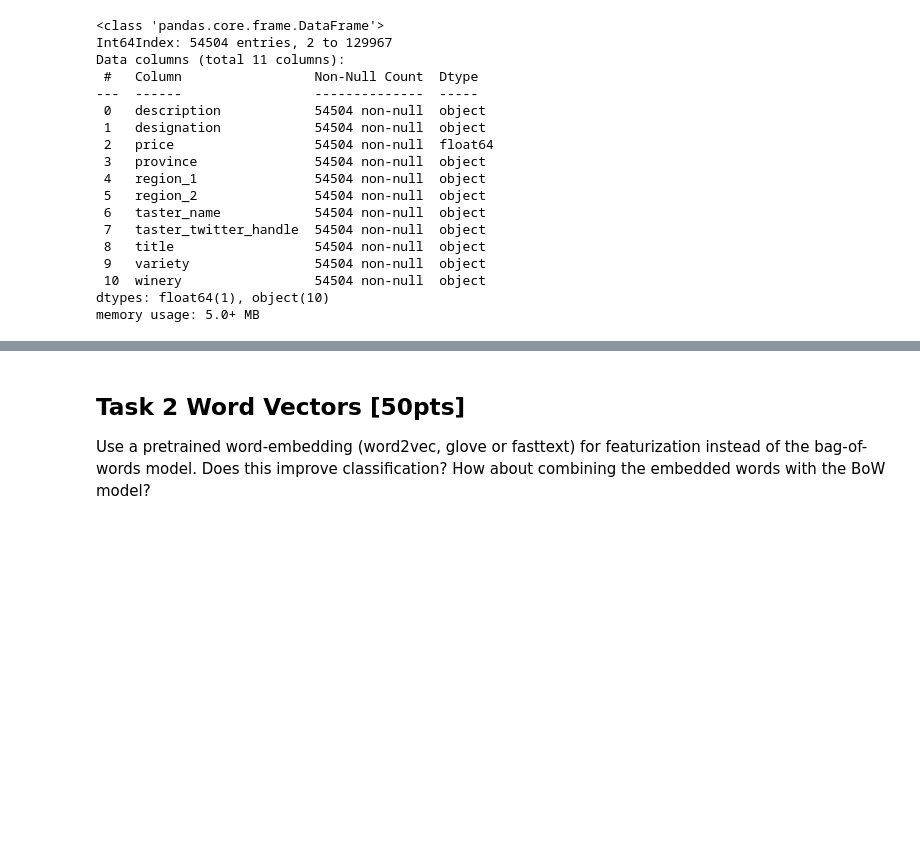
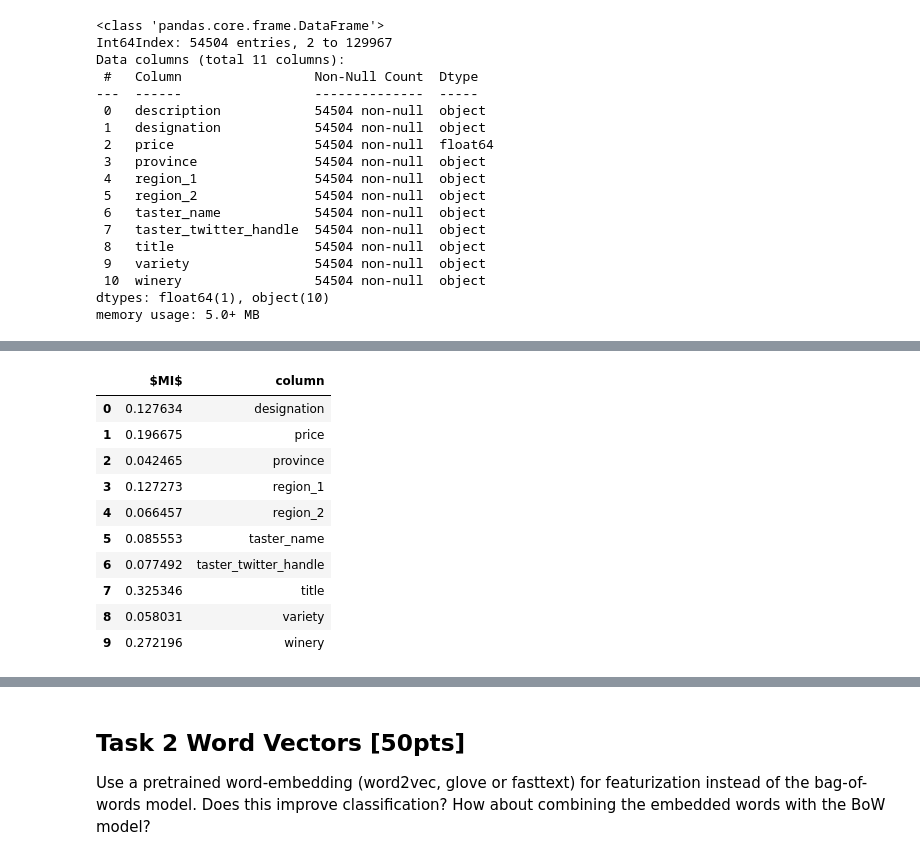
Before and after one commit to Matt88Ac/AdvancedML_Assignment4, a Jupyter notebook: Advanced Machine Learning - HW #4.ipynb, the cells around one changed output, grey strips where cells are left out. Drawn from its saved outputs; the diff is of its cells as text; code cells hidden in the pictures; blank space fills up the shorter version.

```diff
--- a/Advanced Machine Learning - HW #4.ipynb
+++ b/Advanced Machine Learning - HW #4.ipynb
@@ -415,0 +426,19 @@ x.loc[:, cat] = x.loc[:, cat].apply(lambda z: z.astype('category').cat.codes)
+# %%
+from sklearn.feature_selection import SelectKBest, mutual_info_classif
+scores = SelectKBest(mutual_info_classif, k='all')
+scores.fit(x.loc[:, cat], y)
+scores = pd.DataFrame(data=scores.scores_, columns=['$MI$'])
+scores['column'] = cols[cat]
+scores
+# %% [output]
+|  | $MI$ | column |
+| 0 | 0.127634 | designation |
+| 1 | 0.196675 | price |
+| 2 | 0.042465 | province |
+| 3 | 0.127273 | region_1 |
+| 4 | 0.066457 | region_2 |
+| 5 | 0.085553 | taster_name |
+| 6 | 0.077492 | taster_twitter_handle |
+| 7 | 0.325346 | title |
+| 8 | 0.058031 | variety |
+| 9 | 0.272196 | winery |
```
Also changed, not shown: parts of 8 cells of this notebook.
